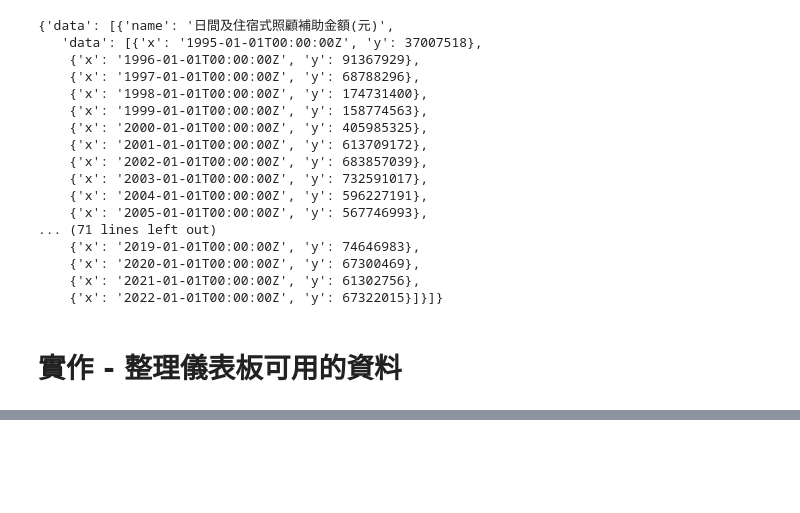
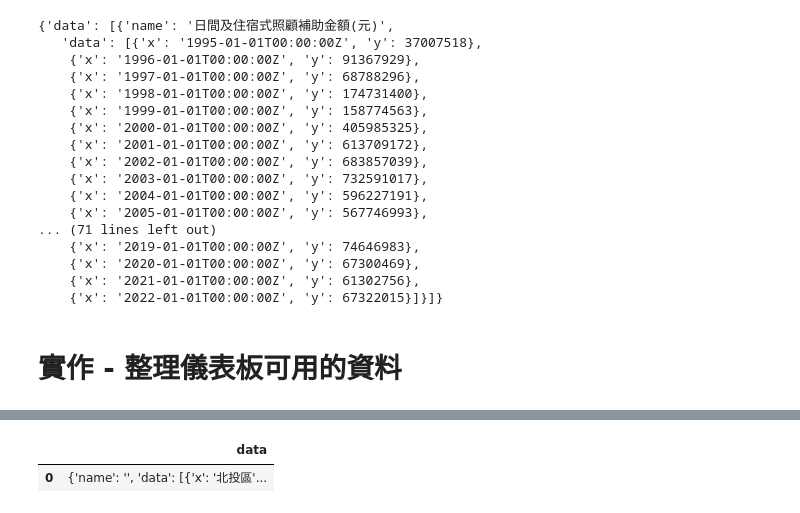
Before and after one commit to tpe-doit/Taipei-Codefest-2023-Workshop, a Jupyter notebook: hackathon_workshop_ETL.ipynb, the cells around one changed output, grey strips where cells are left out. Drawn from its saved outputs; the diff is of its cells as text; code cells hidden in the pictures; blank space fills up the shorter version.

```diff
--- a/hackathon_workshop_ETL.ipynb
+++ b/hackathon_workshop_ETL.ipynb
@@ -1534,0 +1615,6 @@ results
+# %%
+# chart_data
+RAW_DATA_URL = 'https://raw.githubusercontent.com/tpe-doit/Taipei-Codefest-2023-Workshop/3-ETL/Processed_by_ETL/chart_data/Practice_accessibility_job_town.json?token=GHSAT0AAAAAACIZES6S6VEKSOWYHIB3YHR6ZJ7QNVQ'
+FILE_NAME = 'Practice_accessibility_job_town.json'
+!wget $RAW_DATA_URL -O $FILE_NAME
+Practice_accessibility_job_town = pd.read_json(FILE_NAME,encoding='utf-8')
@@ -1534,0 +1632,5 @@ results
+# %%
+Practice_accessibility_job_town
+# %% [output]
+|  | data |
+| 0 | {'name': '', 'data': [{'x': '北投區'... |
```
Also changed, not shown: parts of 7 cells of this notebook.
